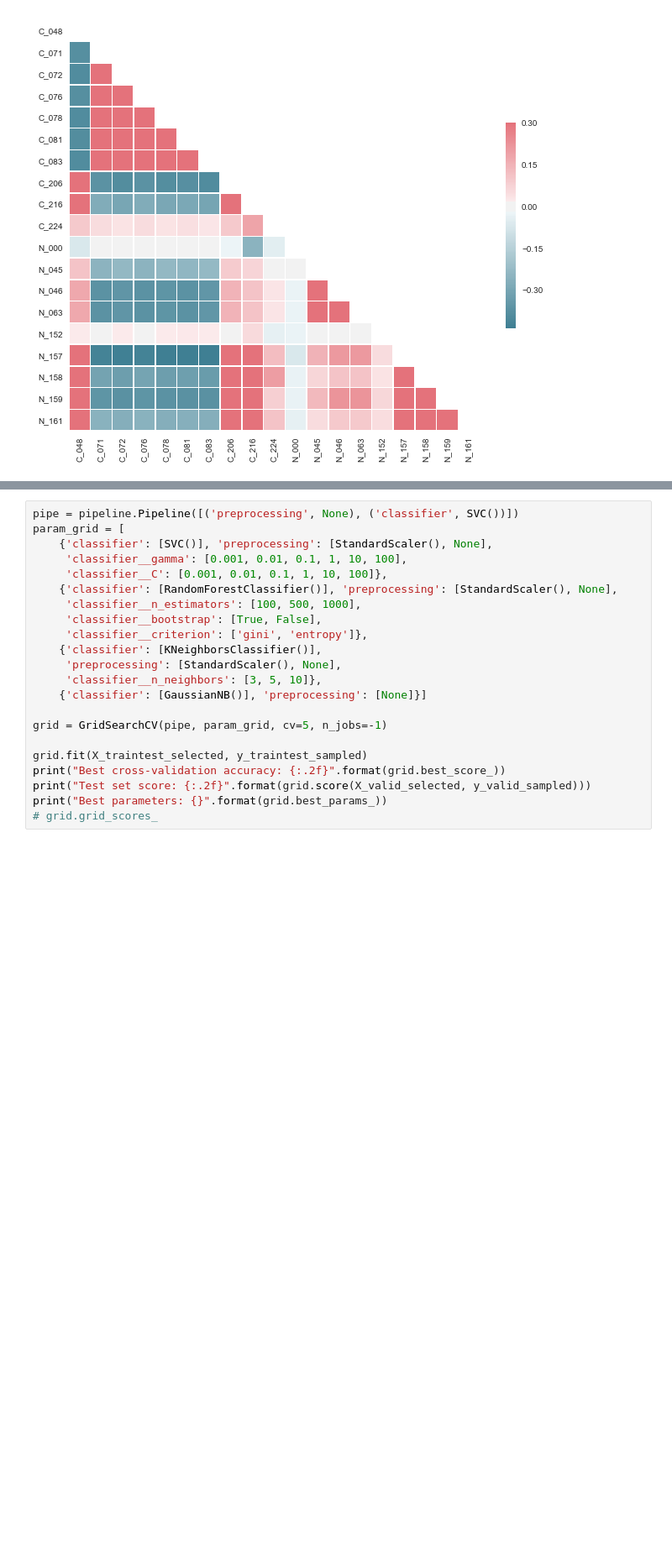
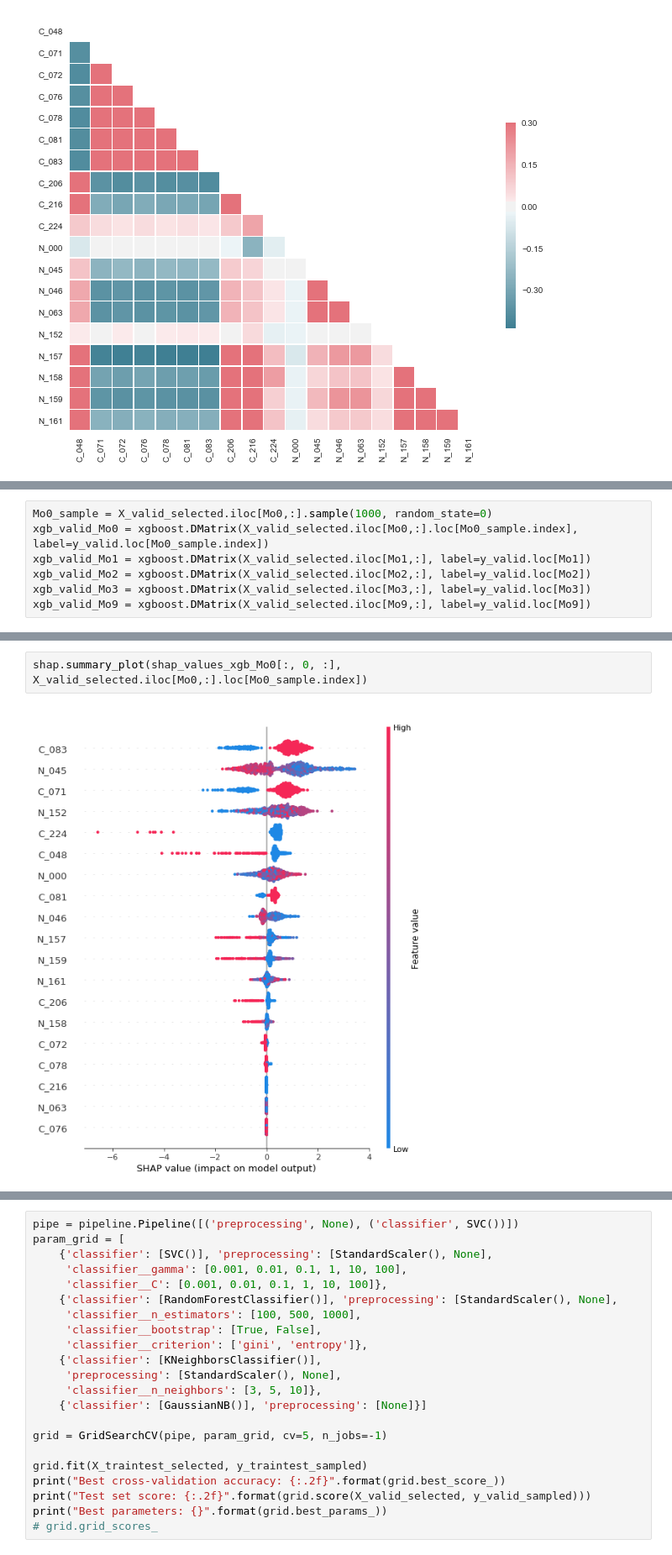
Before and after one commit to chinfang/graduation-project, a Jupyter notebook: fraud_all.ipynb, the cells around one changed output, grey strips where cells are left out. Shown at 84% size. Cells and saved outputs as stored; diff of their text form; blank space fills up the shorter version.

```diff
--- a/fraud_all.ipynb
+++ b/fraud_all.ipynb
@@ -248,0 +394,7 @@ sns.heatmap(corr, mask=mask, cmap=cmap, vmax=.3, center=0,
+# %%
+Mo0_sample = X_valid_selected.iloc[Mo0,:].sample(1000, random_state=0)
+xgb_valid_Mo0 = xgboost.DMatrix(X_valid_selected.iloc[Mo0,:].loc[Mo0_sample.index], label=y_valid.loc[Mo0_sample.index])
+xgb_valid_Mo1 = xgboost.DMatrix(X_valid_selected.iloc[Mo1,:], label=y_valid.loc[Mo1])
+xgb_valid_Mo2 = xgboost.DMatrix(X_valid_selected.iloc[Mo2,:], label=y_valid.loc[Mo2])
+xgb_valid_Mo3 = xgboost.DMatrix(X_valid_selected.iloc[Mo3,:], label=y_valid.loc[Mo3])
+xgb_valid_Mo9 = xgboost.DMatrix(X_valid_selected.iloc[Mo9,:], label=y_valid.loc[Mo9])
@@ -248,0 +424,4 @@ sns.heatmap(corr, mask=mask, cmap=cmap, vmax=.3, center=0,
+# %%
+shap.summary_plot(shap_values_xgb_Mo0[:, 0, :], X_valid_selected.iloc[Mo0,:].loc[Mo0_sample.index])
+# %% [output]
+[figure, added]
```
Also changed, not shown: parts of 42 cells of this notebook.
